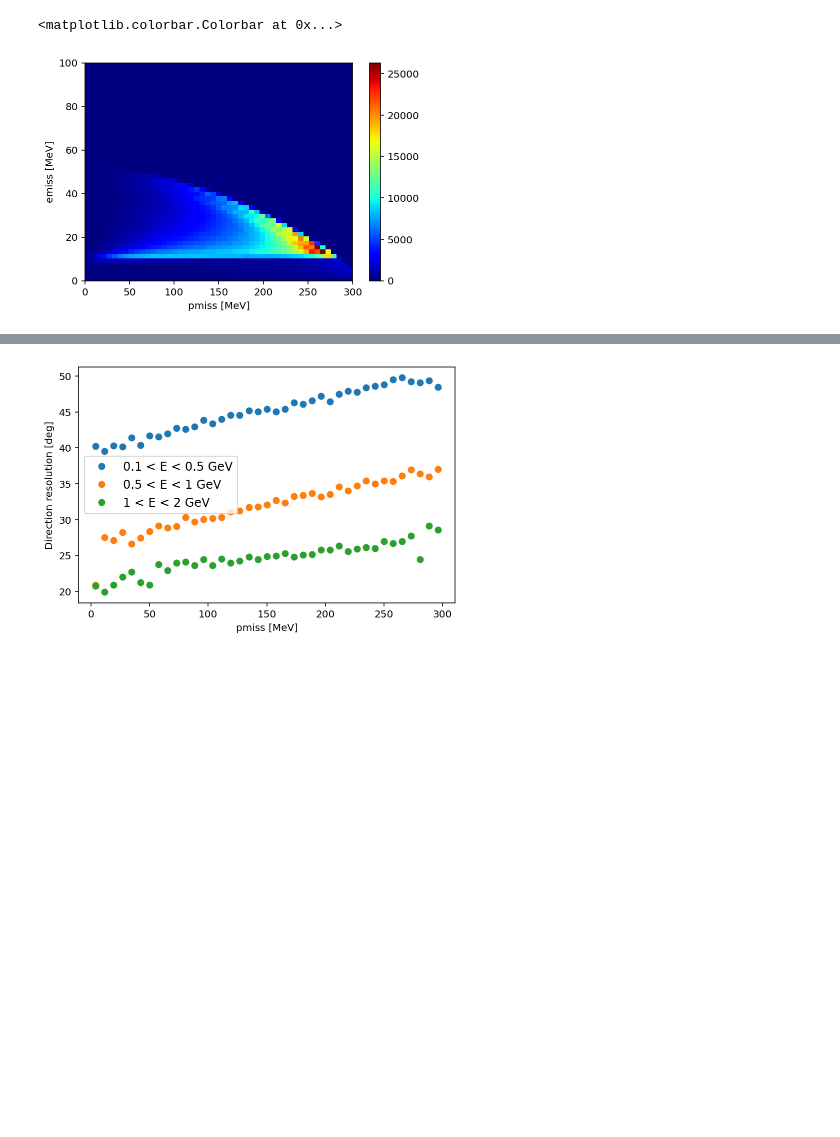
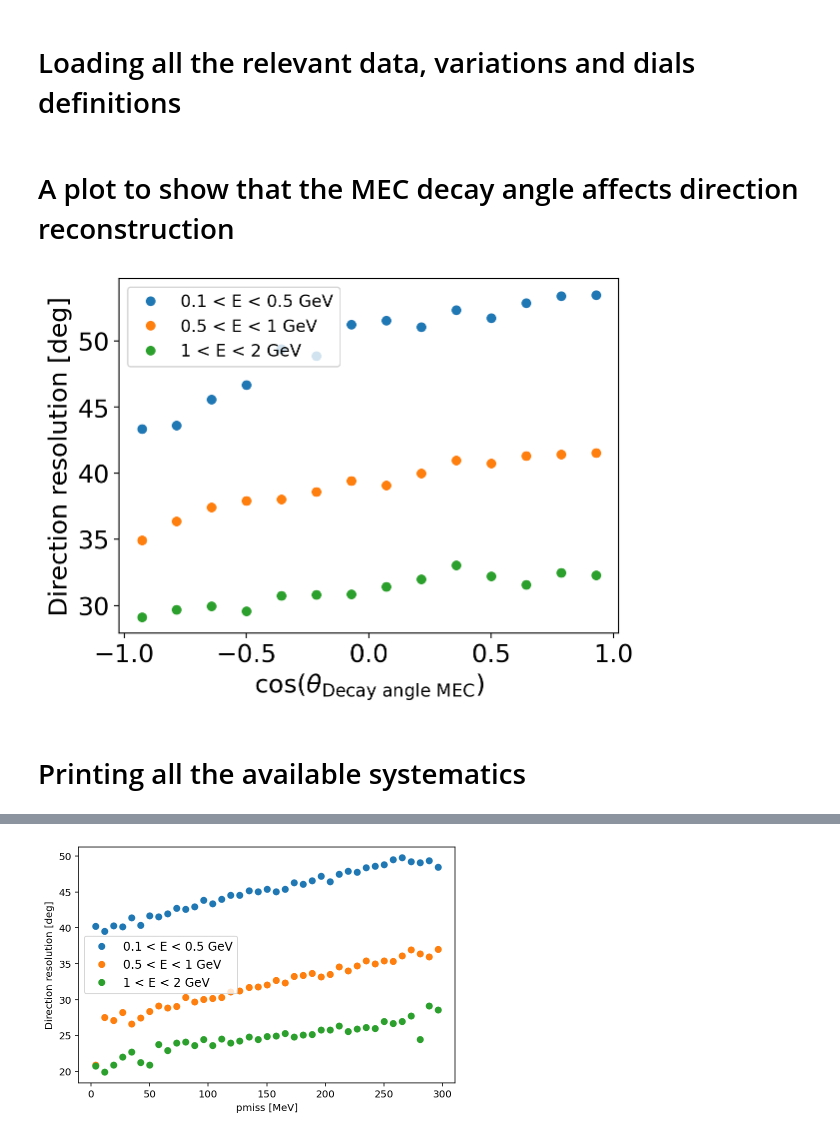
Before and after one commit to DUNE/atmospherics-tools, a Jupyter notebook: xsec_systs_calculation/tools/read_systs.ipynb, the cells around one changed output, grey strips where cells are left out. Drawn from its saved outputs; the diff is of its cells as text; code cells hidden in the pictures; blank space fills up the shorter version.

Commit message:
Adding systs viz tolls

```diff
--- a/xsec_systs_calculation/tools/read_systs.ipynb
+++ b/xsec_systs_calculation/tools/read_systs.ipynb
@@ -97,19 +18,44 @@ plt.colorbar(label='Events')
-# %%
-#pmiss emiss plot
-
-nucleon_mass = 0.93956542052
-data = genie_ccqe.with_columns(
-    pmiss = (pl.col('hitnuc_Px')**2 + pl.col('hitnuc_Py')**2 + pl.col('hitnuc_Pz')**2).sqrt(),
-    emiss = nucleon_mass - pl.col('hitnuc_E') ,
-)
-
-pbins = np.linspace(0, 300, 50)
-ebins = np.linspace(0, 100, 50)
-plt.figure()
-plt.hist2d(data['pmiss']*1000, data['emiss']*1000, bins=(pbins, ebins), cmap='jet');
-plt.xlabel('pmiss [MeV]')
-plt.ylabel('emiss [MeV]')
-plt.colorbar()
-# %% [output]
-<matplotlib.colorbar.Colorbar at 0x...>
-[figure, removed]
+# %% [markdown]
+# Loading all the relevant data, variations and dials definitions
+# %%
+# /exp/dune/data/users/pgranger/caf_new_sum.2.6M_weighted.root
+# /exp/dune/data/users/pgranger/genie_extracted_new_cafs2.root
+cafs = CAFManager("/Users/pgranger/test-ff/atmospherics-tools/fast-osc-feedback/caf_new_sum.2.6M_weighted.root", "genie_extracted_new_cafs2.root")
+systs = SystConfig("systs_atmospherics_v1.fcl")
+# /exp/dune/data/users/pgranger/merged_new_systs_wmec_fixed.root
+variation_manager = VariationManager("./merged_new_systs_wmec.root")
+analyzer = SystAnalyzer(cafs, systs, variation_manager)
+# %% [markdown]
+# A plot to show that the MEC decay angle affects direction reconstruction
+# %%
+#
+
+from scipy.stats import binned_statistic
+
+mec = cafs.data.filter(pl.col('DecayAngMEC') >= -1, pl.col('reco_direc').abs() < 1).with_columns(
+    direc_res = (pl.col('direc_true').arccos() - pl.col('reco_direc').arccos()) * 180/np.pi,
+    Eres = pl.col('reco_E') - pl.col('nu_E')
+)
+
+angBins = np.linspace(-1, 1, 15)
+angCenters = (angBins[1:] + angBins[:-1])/2
+
+#Plotting the direction reco as a function of energy
+# Ebins = np.linspace(0, 2, 40)
+
+
+for Erange in ([0.1, 0.5], [0.5, 1], [1, 2]):
+    selected = mec.filter(
+        pl.col('nu_E') > Erange[0],
+        pl.col('nu_E') < Erange[1]
+    )
+    std = binned_statistic(selected['DecayAngMEC'].cos(), selected['direc_res'], statistic='std', bins=angBins).statistic
+    plt.errorbar(angCenters, std, fmt='o', label=f'{Erange[0]} < E < {Erange[1]} GeV')
+plt.xlabel(r'$\cos(\theta_{\rm Decay\ angle\ MEC})$')
+plt.ylabel('Direction resolution [deg]')
+plt.legend(fontsize=12)
+plt.tight_layout()
+# %% [output]
+[figure, added]
+# %% [markdown]
+# Printing all the available systematics
```
Also changed, not shown: parts of 24 cells of this notebook, 3 other files.
